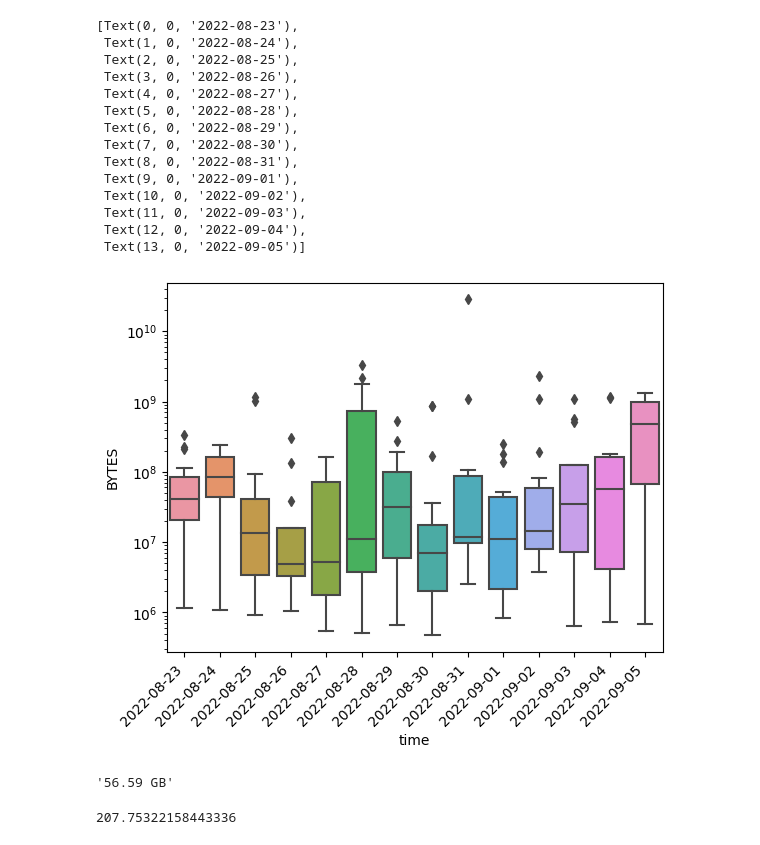
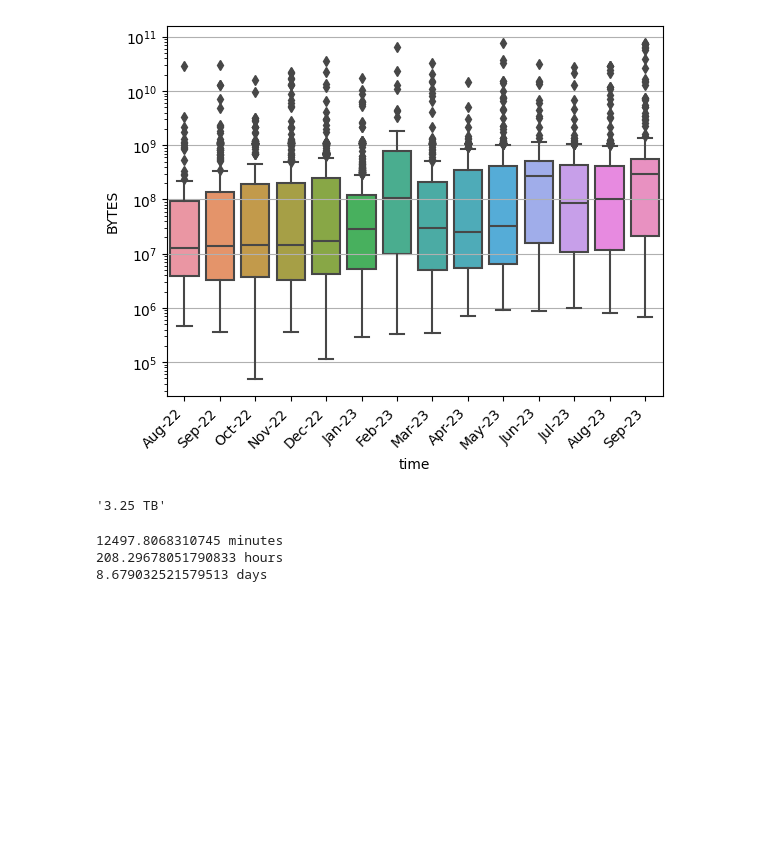
Before and after one commit to akrontab/Hellpot, a Jupyter notebook: LogStats.ipynb, the cells around one changed output. Cells and saved outputs as stored; diff of their text form; code cells hidden in the pictures; blank space fills up the shorter version.

```diff
--- a/LogStats.ipynb
+++ b/LogStats.ipynb
@@ -1,23 +17,5 @@
 # %%
 # Convert Logs to a dataframe
-
-import os
-import json
-import pandas as pd
-import seaborn as sns
-
-suffixes = ['B', 'KB', 'MB', 'GB', 'TB', 'PB']
-
-
-def humansize(nbytes):
-    i = 0
-    while nbytes >= 1024 and i < len(suffixes)-1:
-        nbytes /= 1024.
-        i += 1
-    f = ('%.2f' % nbytes).rstrip('0').rstrip('.')
-    return '%s %s' % (f, suffixes[i])
-
-
 path = "./logs/"
 dir_list = os.listdir(path)
 
@@ -29,11 +27,11 @@ for file in dir_list:
             jsonData = json.loads(line)
             if jsonData["level"] == "info" and jsonData["message"] == "FINISH":
                 logs.append(jsonData)
+                #print(jsonData)
 
 df = pd.DataFrame(logs)
 
-df["time"] = pd.to_datetime(df["time"], format="%Y-%m-%dT%H:%M:%S")
-# df["BYTES"] = df["BYTES"].apply(humansize)
+df["time"] = pd.to_datetime(df["time"], format="%Y-%m-%dT%H:%M:%SZ")
 # %%
 # Connections per day
 
@@ -44,28 +42,22 @@ df["time"].groupby(df["time"].dt.date).count().plot(kind="bar")
 # %%
-ax = sns.boxplot(x=df["time"].dt.date, y=df["BYTES"] )
+ax = sns.boxplot(x=df["time"].dt.strftime('%b-%y'), y=df["BYTES"])
 ax.set(yscale="log")
-ax.set_xticklabels(ax.get_xticklabels(), rotation=45, horizontalalignment="right")
+ax.set_xticklabels(ax.get_xticklabels(), rotation=45,
+                   horizontalalignment="right")
+ax.yaxis.grid(True)
 # %% [output]
-[Text(0, 0, '2022-08-23'),
- Text(1, 0, '2022-08-24'),
- Text(2, 0, '2022-08-25'),
- Text(3, 0, '2022-08-26'),
- Text(4, 0, '2022-08-27'),
- Text(5, 0, '2022-08-28'),
- Text(6, 0, '2022-08-29'),
- Text(7, 0, '2022-08-30'),
- Text(8, 0, '2022-08-31'),
- Text(9, 0, '2022-09-01'),
- Text(10, 0, '2022-09-02'),
- Text(11, 0, '2022-09-03'),
- Text(12, 0, '2022-09-04'),
- Text(13, 0, '2022-09-05')]
-[figure, old version]
+[figure, new version]
 # %%
-humansize( df.BYTES.sum())
+humansize(df.BYTES.sum())
 # %% [output]
-'56.59 GB'
+'3.25 TB'
-# %%
-df.DURATION.sum()/60000
-# %% [output]
-207.75322158443336
+# %%
+minutes = df.DURATION.sum()/60000
+
+print(minutes,  "minutes")
+print(minutes/60, "hours")
+print(minutes/60/24, "days")
+# %% [output]
+12497.8068310745 minutes
+208.29678051790833 hours
+8.679032521579513 days
```
Also changed, not shown: parts of 2 cells of this notebook, 1 other file.
